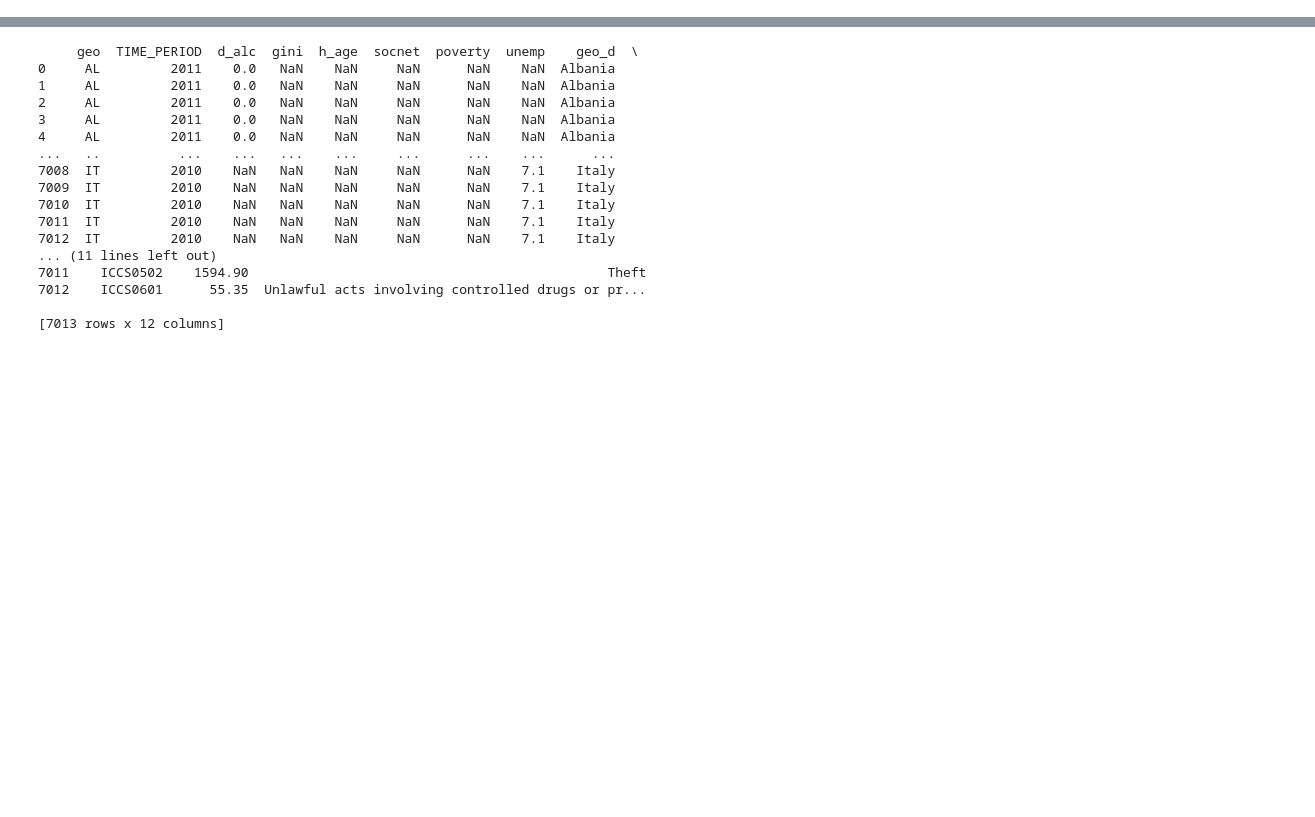
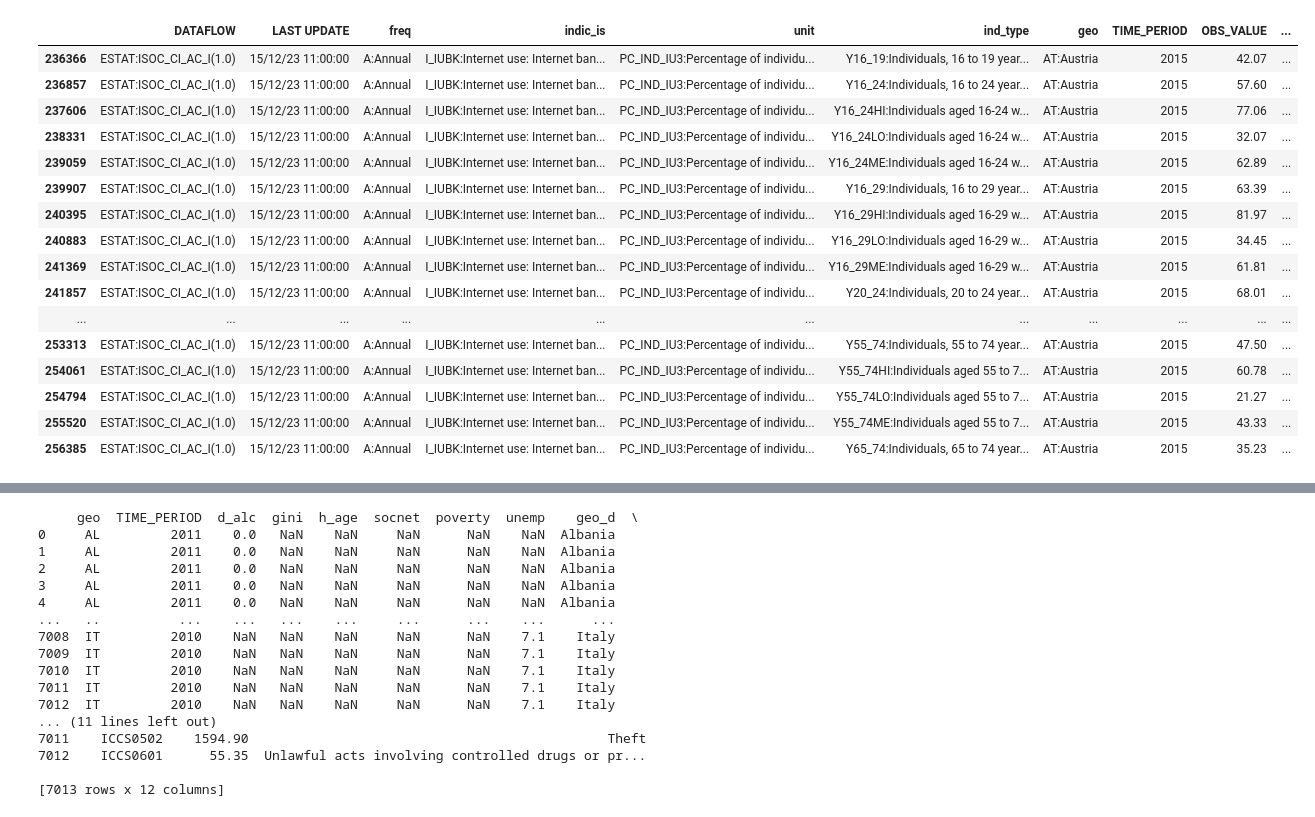
Before and after one commit to mh2134/fcss_w23_grp1, a Jupyter notebook: code/Project.ipynb, the cells around one changed output, grey strips where cells are left out. Drawn from its saved outputs; the diff is of its cells as text; code cells hidden in the pictures; blank space fills up the shorter version.

```diff
--- a/code/Project.ipynb
+++ b/code/Project.ipynb
@@ -86,0 +110,33 @@ dfgini
+# %%
+dfgini = pd.read_csv("../raw_data/ICT_Usage_estat_isoc_ci_ac_i_en.csv")
+#dfgini = pd.read_csv("../raw_data/ICT_Usage_isoc_ci_ac_i_linear.csv")
+#dfgini = pd.read_csv("../raw_data/Crime_in_Metropoles_estat_met_crim_gen_en.csv")
+#dfgini[['geo', 'geo_d']] = dfgini['geo'].str.split(':', expand=True)
+dfgini = dfgini[dfgini['unit'].str.startswith('PC_IND_IU3')]
+dfgini = dfgini[dfgini['indic_is'].str.startswith('I_IUBK')]
+dfgini = dfgini[dfgini['geo'].str.startswith('AT')]
+dfgini = dfgini[dfgini['ind_type'].str.startswith('Y')]
+#dfgini = dfgini.loc[dfgini['TIME_PERIOD'] > 2015]
+dfgini = dfgini.loc[dfgini['TIME_PERIOD'] == 2015 ]
+#dfgini.dropna(subset=['OBS_VALUE'], inplace=True)
+dfgini
+
+#dfgini['unit'].unique() PC_IND_IU3
+# %% [output]
+|  | DATAFLOW | LAST UPDATE | freq | indic_is | unit | ind_type | geo | TIME_PERIOD | OBS_VALUE | ... |
+| 236366 | ESTAT:ISOC_CI_AC_I(1.0) | 15/12/23 11:00:00 | A:Annual | I_IUBK:Internet use: Internet ban... | PC_IND_IU3:Percentage of individu... | Y16_19:Individuals, 16 to 19 year... | AT:Austria | 2015 | 42.07 | ... |
+| 236857 | ESTAT:ISOC_CI_AC_I(1.0) | 15/12/23 11:00:00 | A:Annual | I_IUBK:Internet use: Internet ban... | PC_IND_IU3:Percentage of individu... | Y16_24:Individuals, 16 to 24 year... | AT:Austria | 2015 | 57.60 | ... |
+| 237606 | ESTAT:ISOC_CI_AC_I(1.0) | 15/12/23 11:00:00 | A:Annual | I_IUBK:Internet use: Internet ban... | PC_IND_IU3:Percentage of individu... | Y16_24HI:Individuals aged 16-24 w... | AT:Austria | 2015 | 77.06 | ... |
+| 238331 | ESTAT:ISOC_CI_AC_I(1.0) | 15/12/23 11:00:00 | A:Annual | I_IUBK:Internet use: Internet ban... | PC_IND_IU3:Percentage of individu... | Y16_24LO:Individuals aged 16-24 w... | AT:Austria | 2015 | 32.07 | ... |
+| 239059 | ESTAT:ISOC_CI_AC_I(1.0) | 15/12/23 11:00:00 | A:Annual | I_IUBK:Internet use: Internet ban... | PC_IND_IU3:Percentage of individu... | Y16_24ME:Individuals aged 16-24 w... | AT:Austria | 2015 | 62.89 | ... |
+| 239907 | ESTAT:ISOC_CI_AC_I(1.0) | 15/12/23 11:00:00 | A:Annual | I_IUBK:Internet use: Internet ban... | PC_IND_IU3:Percentage of individu... | Y16_29:Individuals, 16 to 29 year... | AT:Austria | 2015 | 63.39 | ... |
+| 240395 | ESTAT:ISOC_CI_AC_I(1.0) | 15/12/23 11:00:00 | A:Annual | I_IUBK:Internet use: Internet ban... | PC_IND_IU3:Percentage of individu... | Y16_29HI:Individuals aged 16-29 w... | AT:Austria | 2015 | 81.97 | ... |
+| 240883 | ESTAT:ISOC_CI_AC_I(1.0) | 15/12/23 11:00:00 | A:Annual | I_IUBK:Internet use: Internet ban... | PC_IND_IU3:Percentage of individu... | Y16_29LO:Individuals aged 16-29 w... | AT:Austria | 2015 | 34.45 | ... |
+| 241369 | ESTAT:ISOC_CI_AC_I(1.0) | 15/12/23 11:00:00 | A:Annual | I_IUBK:Internet use: Internet ban... | PC_IND_IU3:Percentage of individu... | Y16_29ME:Individuals aged 16-29 w... | AT:Austria | 2015 | 61.81 | ... |
+| 241857 | ESTAT:ISOC_CI_AC_I(1.0) | 15/12/23 11:00:00 | A:Annual | I_IUBK:Internet use: Internet ban... | PC_IND_IU3:Percentage of individu... | Y20_24:Individuals, 20 to 24 year... | AT:Austria | 2015 | 68.01 | ... |
+| ... | ... | ... | ... | ... | ... | ... | ... | ... | ... | ... |
+| 253313 | ESTAT:ISOC_CI_AC_I(1.0) | 15/12/23 11:00:00 | A:Annual | I_IUBK:Internet use: Internet ban... | PC_IND_IU3:Percentage of individu... | Y55_74:Individuals, 55 to 74 year... | AT:Austria | 2015 | 47.50 | ... |
+| 254061 | ESTAT:ISOC_CI_AC_I(1.0) | 15/12/23 11:00:00 | A:Annual | I_IUBK:Internet use: Internet ban... | PC_IND_IU3:Percentage of individu... | Y55_74HI:Individuals aged 55 to 7... | AT:Austria | 2015 | 60.78 | ... |
+| 254794 | ESTAT:ISOC_CI_AC_I(1.0) | 15/12/23 11:00:00 | A:Annual | I_IUBK:Internet use: Internet ban... | PC_IND_IU3:Percentage of individu... | Y55_74LO:Individuals aged 55 to 7... | AT:Austria | 2015 | 21.27 | ... |
+| 255520 | ESTAT:ISOC_CI_AC_I(1.0) | 15/12/23 11:00:00 | A:Annual | I_IUBK:Internet use: Internet ban... | PC_IND_IU3:Percentage of individu... | Y55_74ME:Individuals aged 55 to 7... | AT:Austria | 2015 | 43.33 | ... |
+| 256385 | ESTAT:ISOC_CI_AC_I(1.0) | 15/12/23 11:00:00 | A:Annual | I_IUBK:Internet use: Internet ban... | PC_IND_IU3:Percentage of individu... | Y65_74:Individuals, 65 to 74 year... | AT:Austria | 2015 | 35.23 | ... |
```
Also changed, not shown: parts of 10 cells of this notebook, 3 other files.
